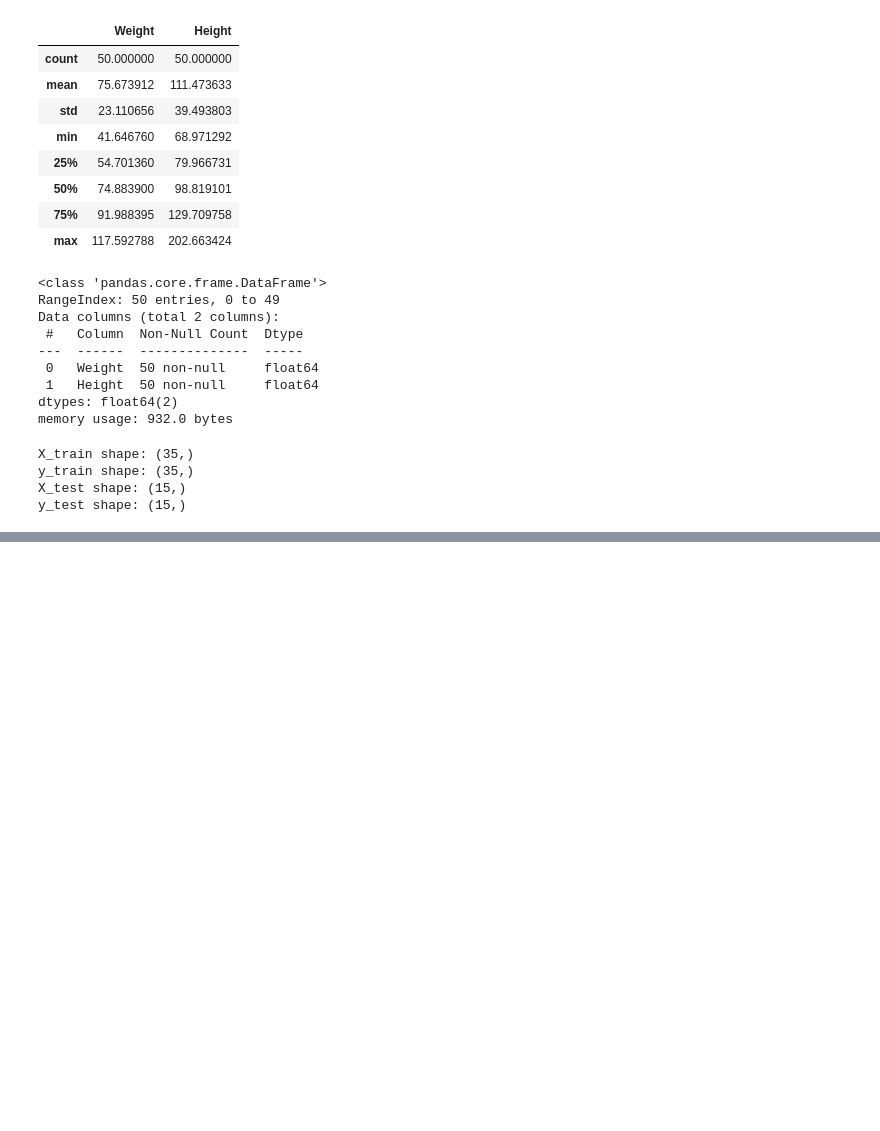
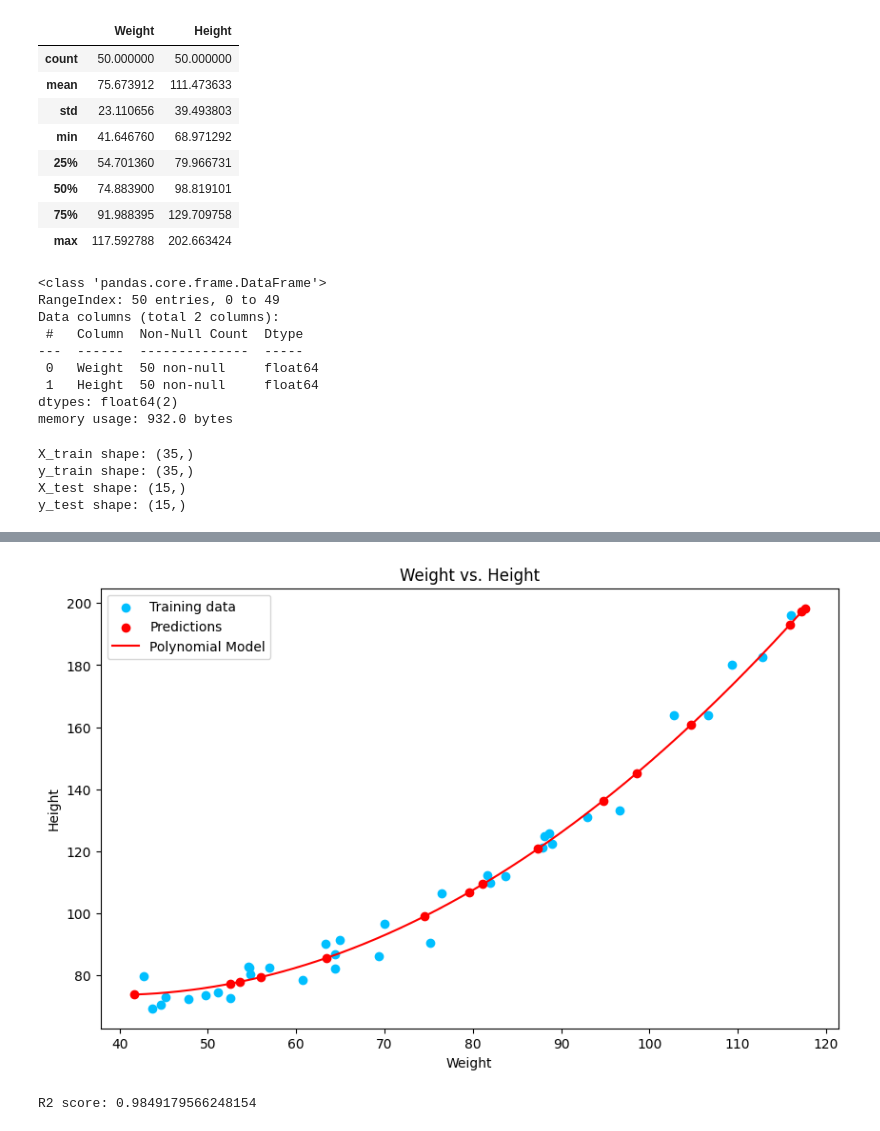
Before and after one commit to raphsenn/eval-kaggle, a Jupyter notebook: weight_height_polynomial.ipynb, the cells around one changed output, grey strips where cells are left out. Drawn from its saved outputs; the diff is of its cells as text; code cells hidden in the pictures; blank space fills up the shorter version.

```diff
--- a/weight_height_polynomial.ipynb
+++ b/weight_height_polynomial.ipynb
@@ -160,4 +163,25 @@ Model degree: 4 Bias: 15.32     Variance: 7.53  MSE: 22.85
 # %%
-# Choosing the right model
-model = PolynomialRegression(2)
-model.fit(X_train.reshape(-1, 1), y_train)
+# Choosing the best model
+model = models[2]
+
+# Generate predictions
+y_continues = model.predict(X_continues.reshape(-1, 1))
+y_pred = model.predict(X_test.reshape(-1, 1))
+# %%
+plt.figure(figsize=(10, 6))
+plt.title('Weight vs. Height')
+plt.scatter(X_train, y_train, color='deepskyblue', label='Training data')
+plt.scatter(X_test, y_pred, color='red', label='Predictions', marker='o')
+plt.plot(X_continues, y_continues, label='Polynomial Model', color='red')
+plt.xlabel('Weight')
+plt.ylabel('Height')
+plt.legend()
+plt.show()
+# %% [output]
+[figure, added]
+# %%
+# Calculation of the R^2 score to evaluate performance
+r2 = r2_score(y_test, y_pred)
+print(f'R2 score: {r2}')
+# %% [output]
+R2 score: 0.9849179566248154
```
Also changed, not shown: parts of 9 cells of this notebook.
